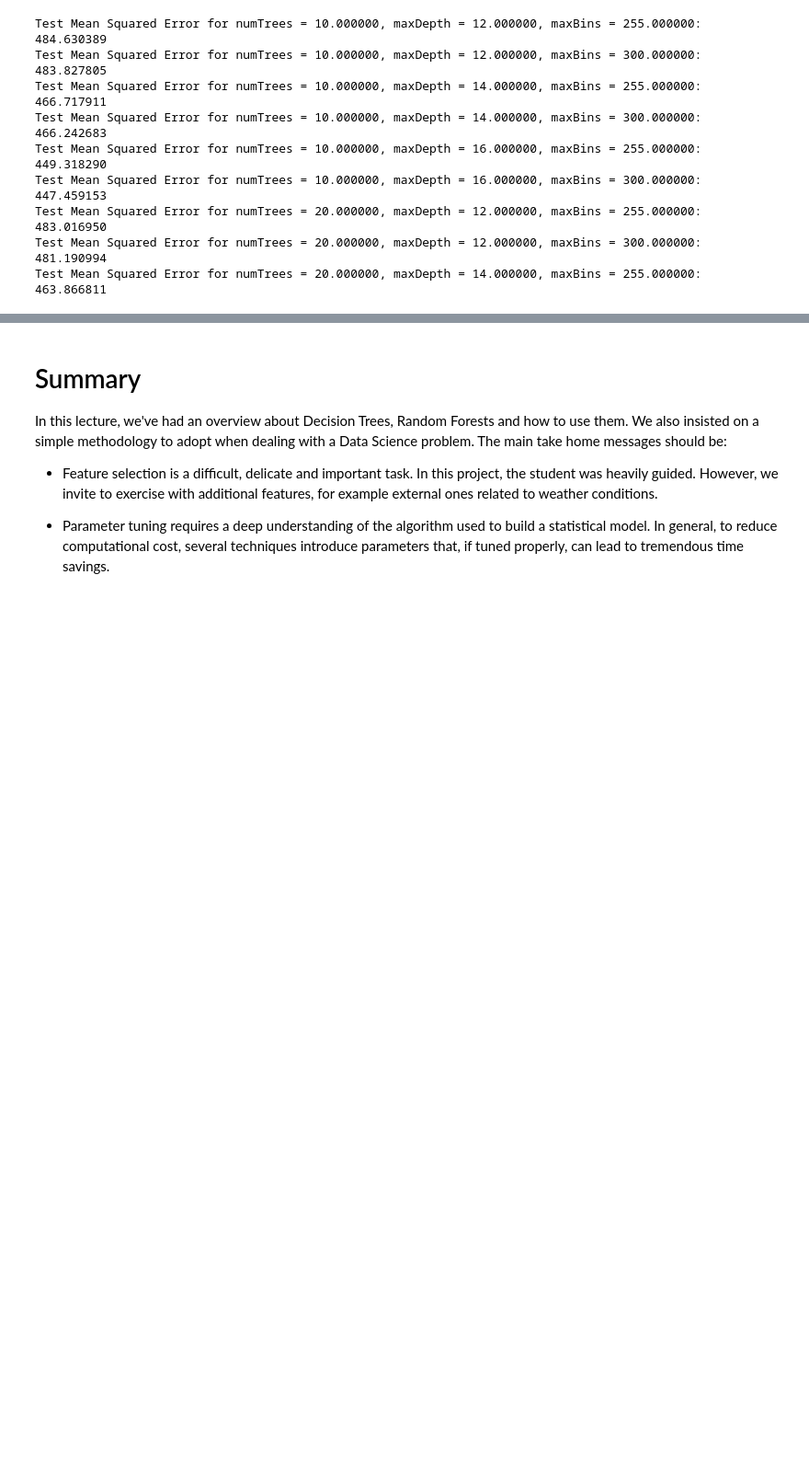
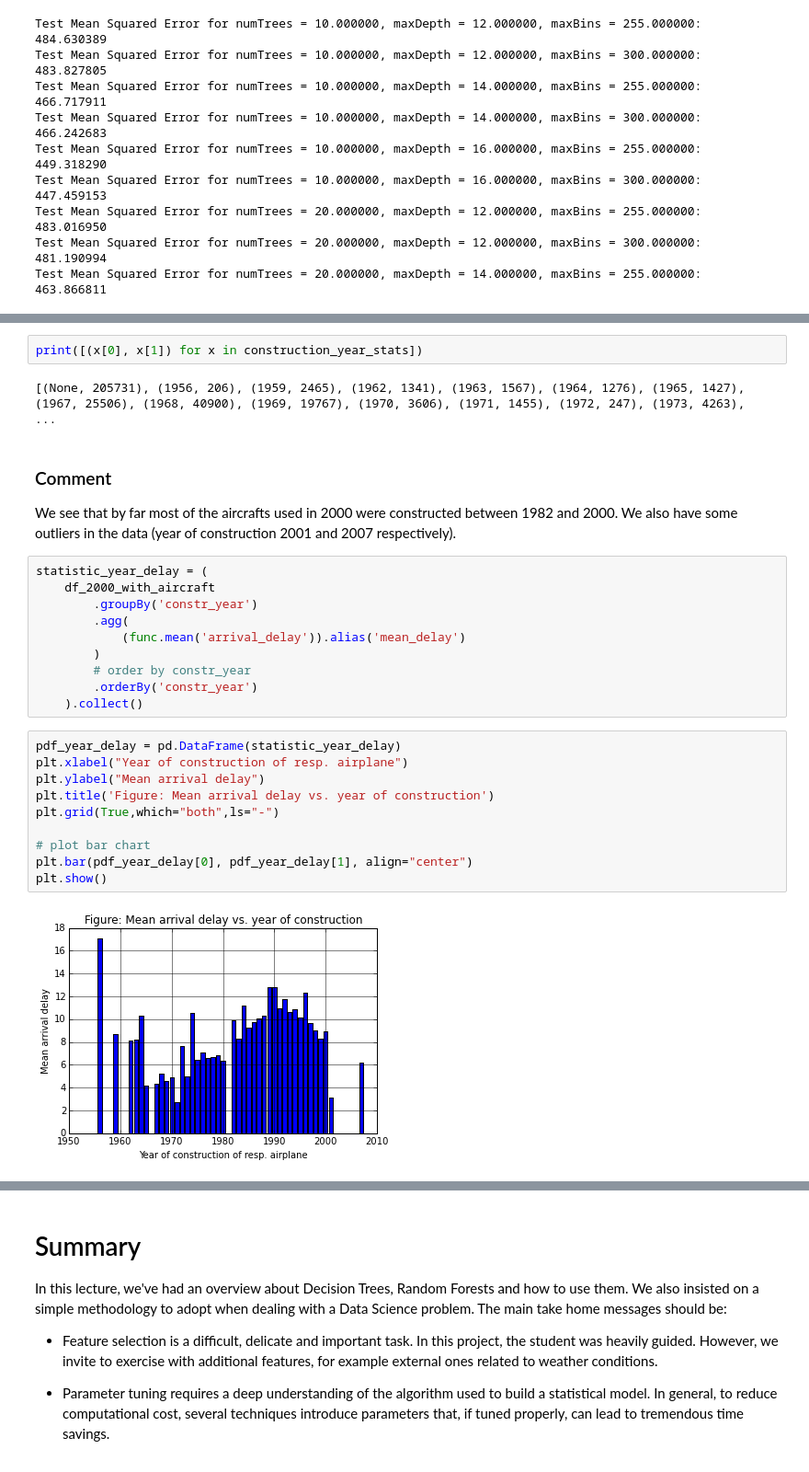
Before and after one commit to sjerbi/Algorithmic-Machine-Learning, a Jupyter notebook: [Lecture 5+6] Regression algorithm - Using Random Forests to predict Airplane Delays.ipynb, the cells around one changed output, grey strips where cells are left out. Shown: that part at 92% size. Cells and saved outputs as stored; diff of their text form; blank space fills up the shorter version.

```diff
--- a/[Lecture 5+6] Regression algorithm - Using Random Forests to predict Airplane Delays.ipynb
+++ b/[Lecture 5+6] Regression algorithm - Using Random Forests to predict Airplane Delays.ipynb
@@ -1487,0 +3195,29 @@ Be active ! Ask yourself other questions which help you explore more about this
+# %%
+print([(x[0], x[1]) for x in construction_year_stats])
+# %% [output]
+[(None, 205731), (1956, 206), (1959, 2465), (1962, 1341), (1963, 1567), (1964, 1276), (1965, 1427), (1967, 25506), (1968, 40900), (1969, 19767), (1970, 3606), (1971, 1455), (1972, 247), (1973, 4263),  ...
+# %% [markdown]
+<h3>Comment</h3>
+We see that by far most of the aircrafts used in 2000 were constructed between 1982 and 2000. We also have some outliers in the data (year of construction 2001 and 2007 respectively).
+# %%
+statistic_year_delay = (
+    df_2000_with_aircraft
+        .groupBy('constr_year')
+        .agg(
+            (func.mean('arrival_delay')).alias('mean_delay')
+        )
+        # order by constr_year
+        .orderBy('constr_year')
+    ).collect()
+# %%
+pdf_year_delay = pd.DataFrame(statistic_year_delay)
+plt.xlabel("Year of construction of resp. airplane")
+plt.ylabel("Mean arrival delay")
+plt.title('Figure: Mean arrival delay vs. year of construction')
+plt.grid(True,which="both",ls="-")
+
+# plot bar chart
+plt.bar(pdf_year_delay[0], pdf_year_delay[1], align="center")
+plt.show()
+# %% [output]
+[figure, added]
```
Also changed, not shown: parts of 212 cells of this notebook.
